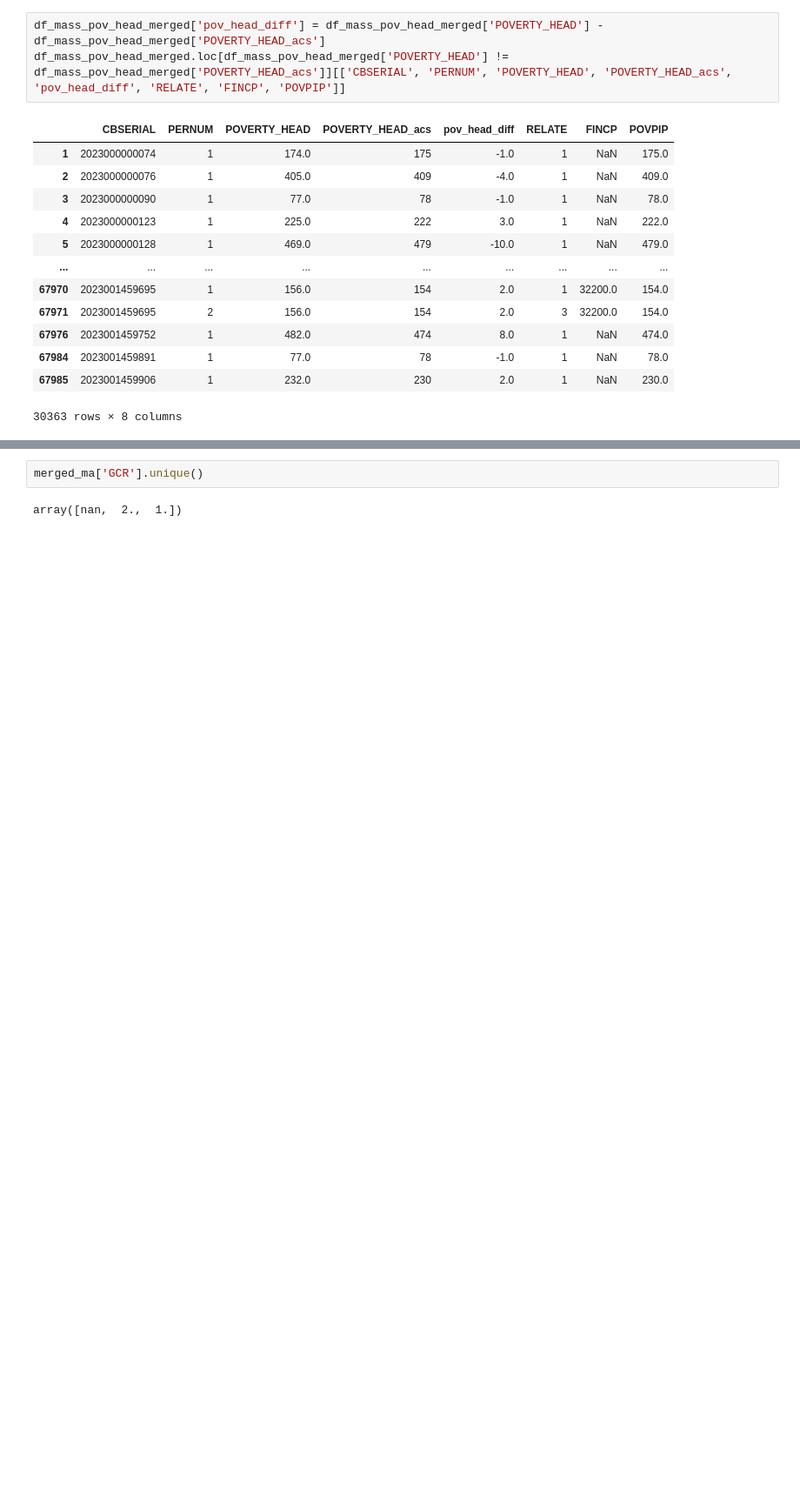
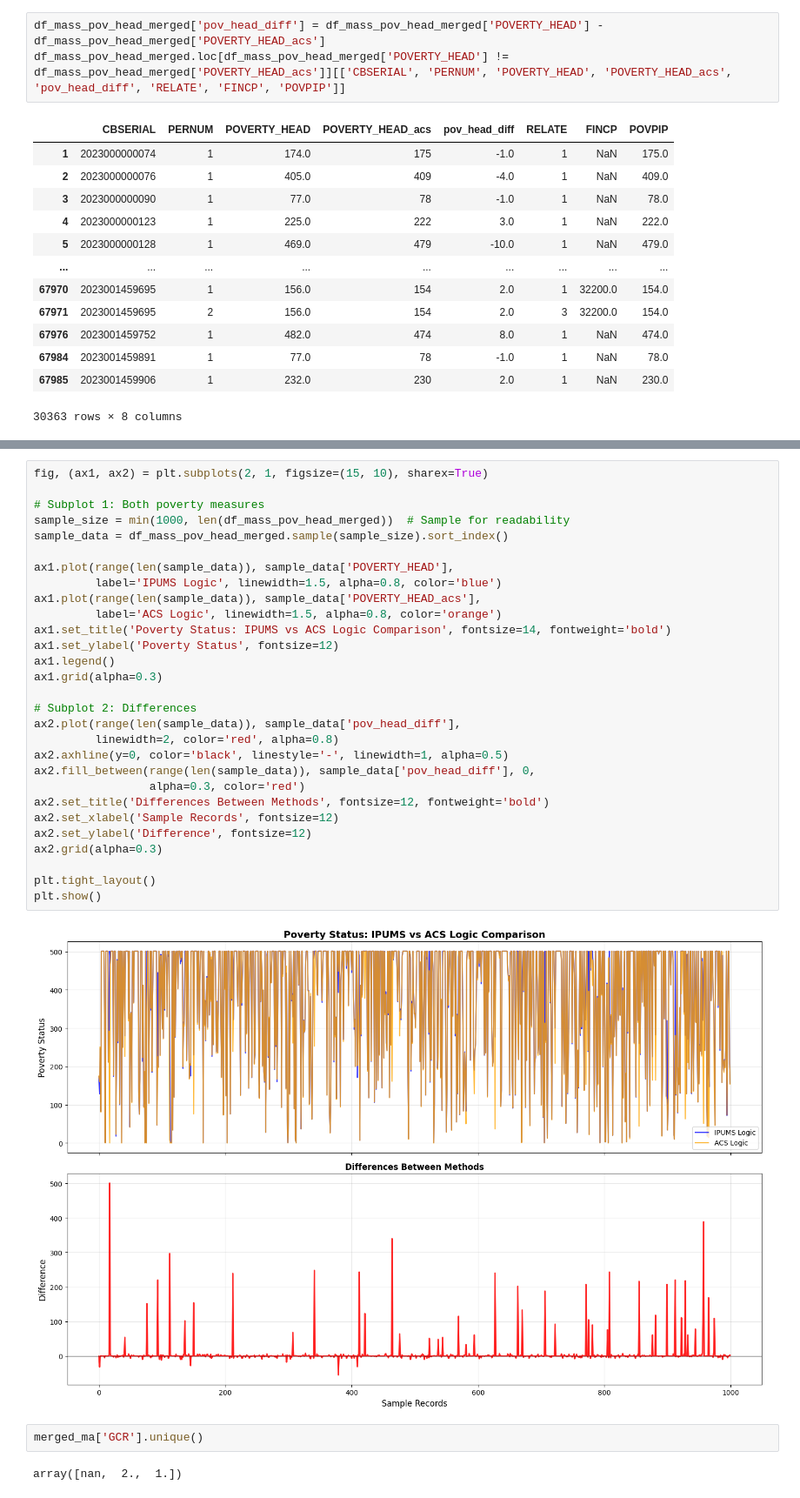
Before and after one commit to BU-Spark/ds-ciss-population-estimates, a Jupyter notebook: acs-linked-vars-tester.ipynb, the cells around one changed output, grey strips where cells are left out. Shown at 87% size. Cells and saved outputs as stored; diff of their text form; blank space fills up the shorter version.

```diff
--- a/acs-linked-vars-tester.ipynb
+++ b/acs-linked-vars-tester.ipynb
@@ -778,3 +796,34 @@ print(df_mass_pov_head_merged['pov_head_diff'].min())
+# %%
+fig, (ax1, ax2) = plt.subplots(2, 1, figsize=(15, 10), sharex=True)
+
+# Subplot 1: Both poverty measures
+sample_size = min(1000, len(df_mass_pov_head_merged))  # Sample for readability
+sample_data = df_mass_pov_head_merged.sample(sample_size).sort_index()
+
+ax1.plot(range(len(sample_data)), sample_data['POVERTY_HEAD'],
+         label='IPUMS Logic', linewidth=1.5, alpha=0.8, color='blue')
+ax1.plot(range(len(sample_data)), sample_data['POVERTY_HEAD_acs'],
+         label='ACS Logic', linewidth=1.5, alpha=0.8, color='orange')
+ax1.set_title('Poverty Status: IPUMS vs ACS Logic Comparison', fontsize=14, fontweight='bold')
+ax1.set_ylabel('Poverty Status', fontsize=12)
+ax1.legend()
+ax1.grid(alpha=0.3)
+
+# Subplot 2: Differences
+ax2.plot(range(len(sample_data)), sample_data['pov_head_diff'],
+         linewidth=2, color='red', alpha=0.8)
+ax2.axhline(y=0, color='black', linestyle='-', linewidth=1, alpha=0.5)
+ax2.fill_between(range(len(sample_data)), sample_data['pov_head_diff'], 0,
+                 alpha=0.3, color='red')
+ax2.set_title('Differences Between Methods', fontsize=12, fontweight='bold')
+ax2.set_xlabel('Sample Records', fontsize=12)
+ax2.set_ylabel('Difference', fontsize=12)
+ax2.grid(alpha=0.3)
+
+plt.tight_layout()
+plt.show()
+# %% [output]
+[figure, added]
 # %%
 merged_ma['GCR'].unique()
 # %% [output]
```
Also changed, not shown: parts of 7 cells of this notebook.
